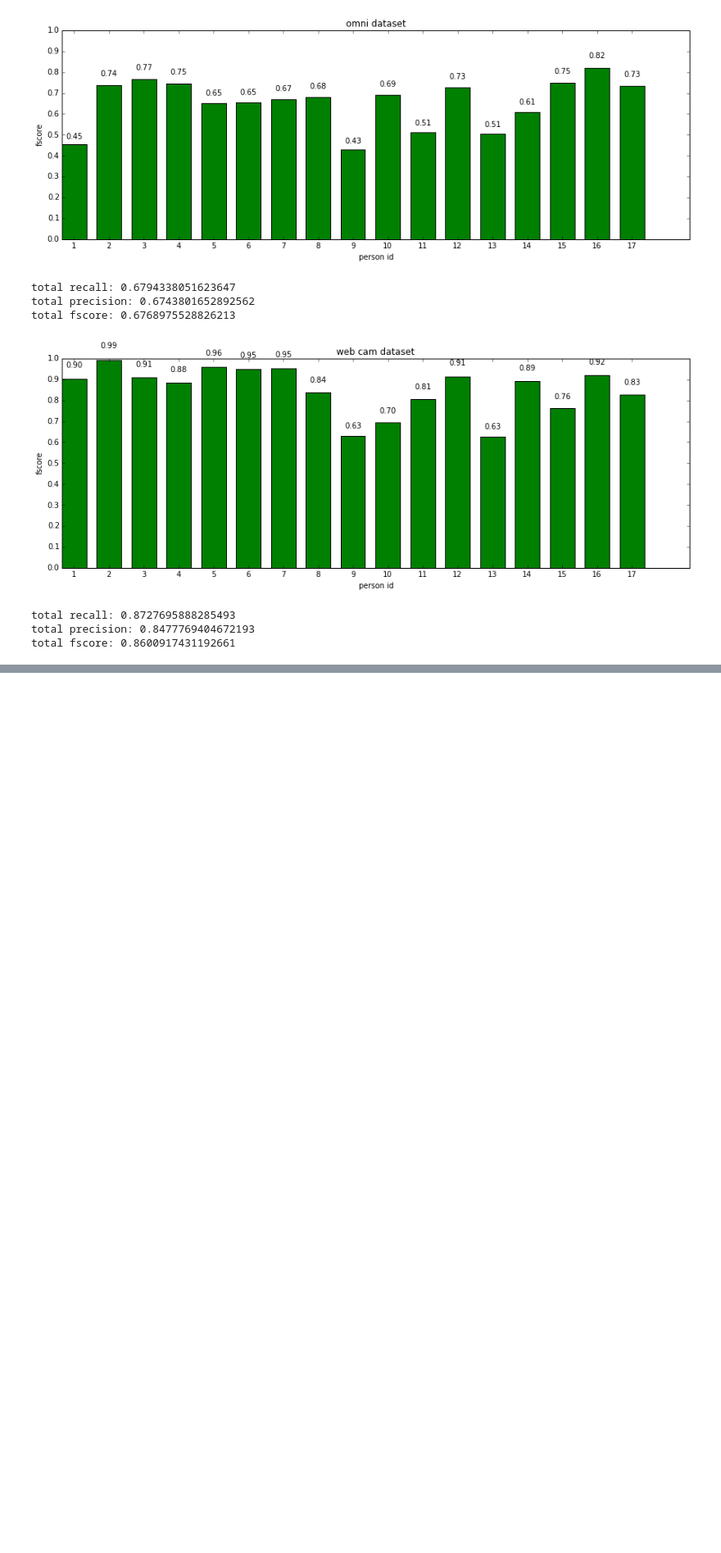
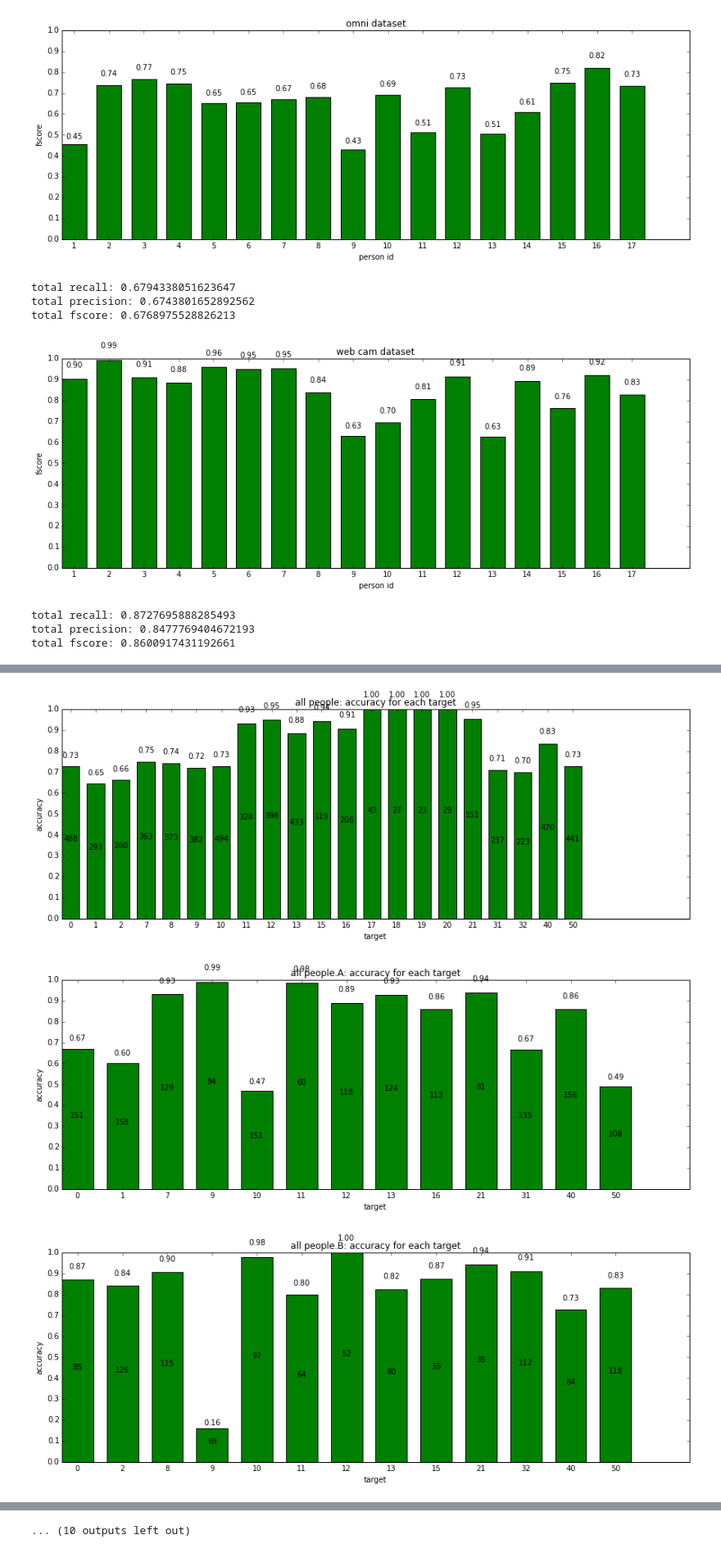
Before and after one commit to kenoga/gaze, a Jupyter notebook: analyze/show_result.ipynb, the cells around one changed output, grey strips where cells are left out. Shown at 82% size. Cells and saved outputs as stored; diff of their text form; code cells hidden in the pictures; blank space fills up the shorter version.

```diff
--- a/analyze/show_result.ipynb
+++ b/analyze/show_result.ipynb
@@ -340,0 +375,44 @@ total fscore: 0.6118696015603232
+# %%
+def analyze_score_for_each_target(path, pids={}, places={}, title=""):
+    target2result = {}
+    result_path = os.path.join(result_dir, "summer1", "all.json")
+    with open(result_path, "r") as fr:
+        result = json.load(fr)
+
+    for pid in result.keys():
+        if pids and pid not in pids:
+            continue
+
+        for i, path in enumerate(result[pid]["test"]["paths"]):
+            target = int(path.split("_")[3])
+            place = path.split("_")[2]
+            if places and place not in places:
+                continue
+            if target not in target2result:
+                target2result[target] = {"t":[], "y":[]}
+            target2result[target]["t"].append(result[pid]["test"]["t"][i])
+            target2result[target]["y"].append(result[pid]["test"]["y"][i])
+
+    targets = []
+    scores = []
+    sizes = []
+    for target, r in sorted(target2result.items()):
+        accuracy = accuracy_score(r["t"], r["y"])
+        target2result[target]["fscore"] = accuracy
+        targets.append(target)
+        scores.append(accuracy)
+        sizes.append(len(r["t"]))
+    display_score_with_size(targets, scores, sizes, xlabel="target", ylabel="accuracy", title=title)
+# %%
+analyze_score_for_each_target(os.path.join(result_dir, "summer1", "all.json"), title="all people: accuracy for each target")
+analyze_score_for_each_target(os.path.join(result_dir, "summer1", "all.json"), places={"A"}, title="all people.A: accuracy for each target")
+analyze_score_for_each_target(os.path.join(result_dir, "summer1", "all.json"), places={"B"}, title="all people.B: accuracy for each target")
+analyze_score_for_each_target(os.path.join(result_dir, "summer1", "all.json"), places={"C"}, title="all people.C: accuracy for each target")
+analyze_score_for_each_target(os.path.join(result_dir, "summer1", "all.json"), places={"D"}, title="all people.D: accuracy for each target")
+
+for i in range(1, 18):
+    analyze_score_for_each_target(os.path.join(result_dir, "summer1", "all.json"), pids={"%d" % i}, places={"A"}, title="pid%d: accuracy for each target" % i)
+# %% [output]
+[figure, added]
+[figure, added]
+[figure, added]
@@ -340,0 +428 @@ total fscore: 0.6118696015603232
+... (10 outputs left out)
```
Also changed, not shown: parts of 4 cells of this notebook, 9 other files.
